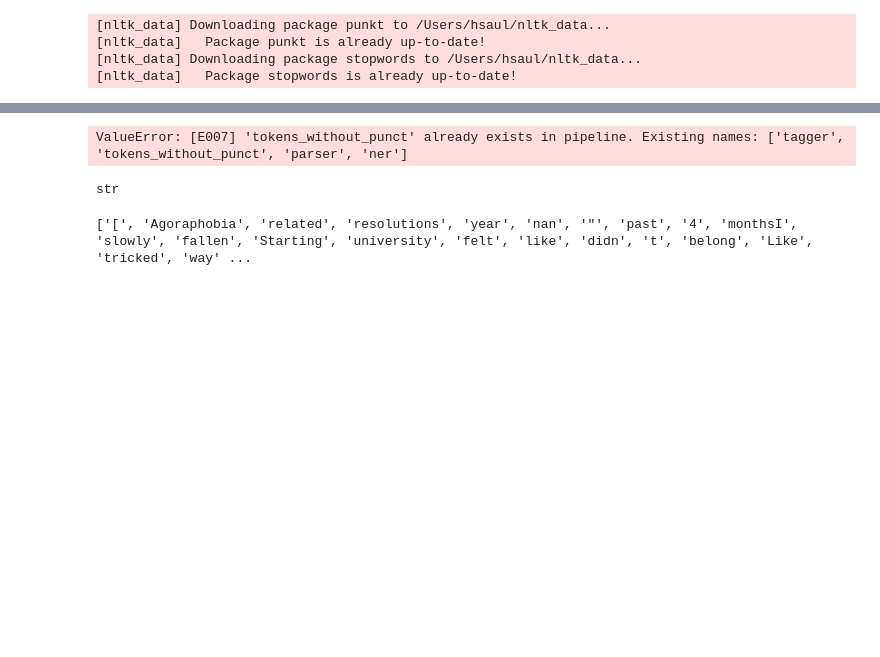
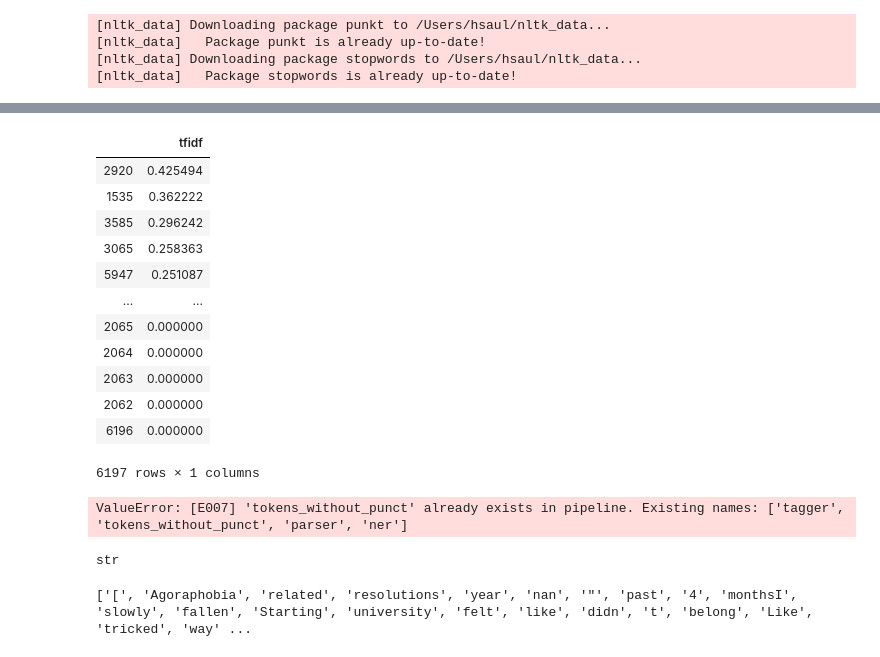
Before and after one commit to heathersaul-nos3lf/final_horsemen, a Jupyter notebook: SpaCy_NLP.ipynb, the cells around one changed output, grey strips where cells are left out. Drawn from its saved outputs; the diff is of its cells as text; code cells hidden in the pictures; blank space fills up the shorter version.

```diff
--- a/SpaCy_NLP.ipynb
+++ b/SpaCy_NLP.ipynb
@@ -71 +95,25 @@ clean_doc = re.sub(r"[/',.;@#?!&$)(]+\ *", " ", doc)
+# %%
+# settings that you use for count vectorizer will go here
+tfidf_vectorizer=TfidfVectorizer(use_idf=True)
+
+# just send in all your docs here
+tfidf_vectorizer_vectors=tfidf_vectorizer.fit_transform(corpus)
+# %%
+first_document_vector = tfidf_vectorizer_vectors[0]
+df = pd.DataFrame(first_document_vector.T.todense(),  columns=["tfidf"])
+df.sort_values(by=["tfidf"],ascending=False)
+# %% [output]
+|  | tfidf |
+| 2920 | 0.425494 |
+| 1535 | 0.362222 |
+| 3585 | 0.296242 |
+| 3065 | 0.258363 |
+| 5947 | 0.251087 |
+| ... | ... |
+| 2065 | 0.000000 |
+| 2064 | 0.000000 |
+| 2063 | 0.000000 |
+| 2062 | 0.000000 |
+| 6196 | 0.000000 |
+6197 rows × 1 columns
 # %%
```
Also changed, not shown: parts of 11 cells of this notebook, 8 other files.
